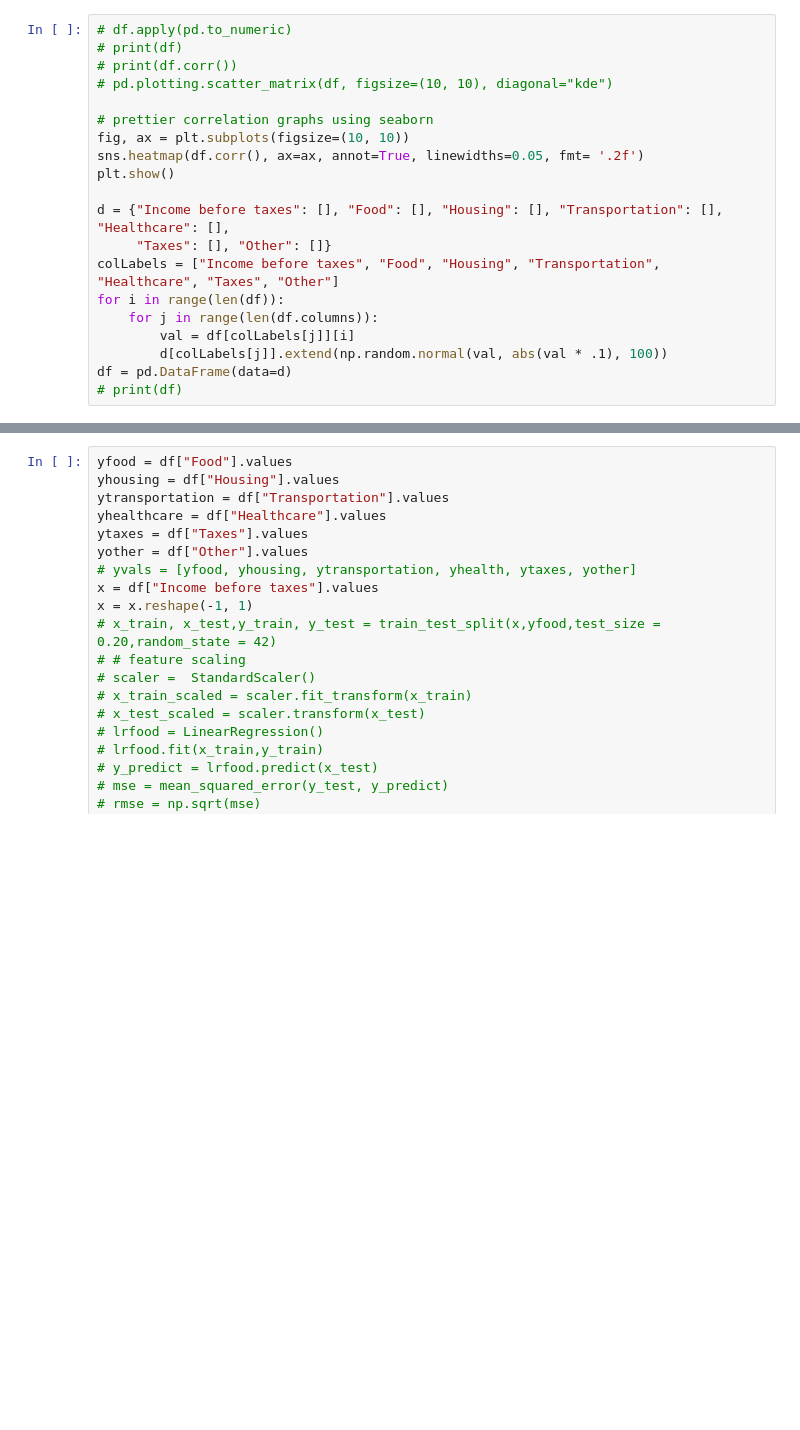
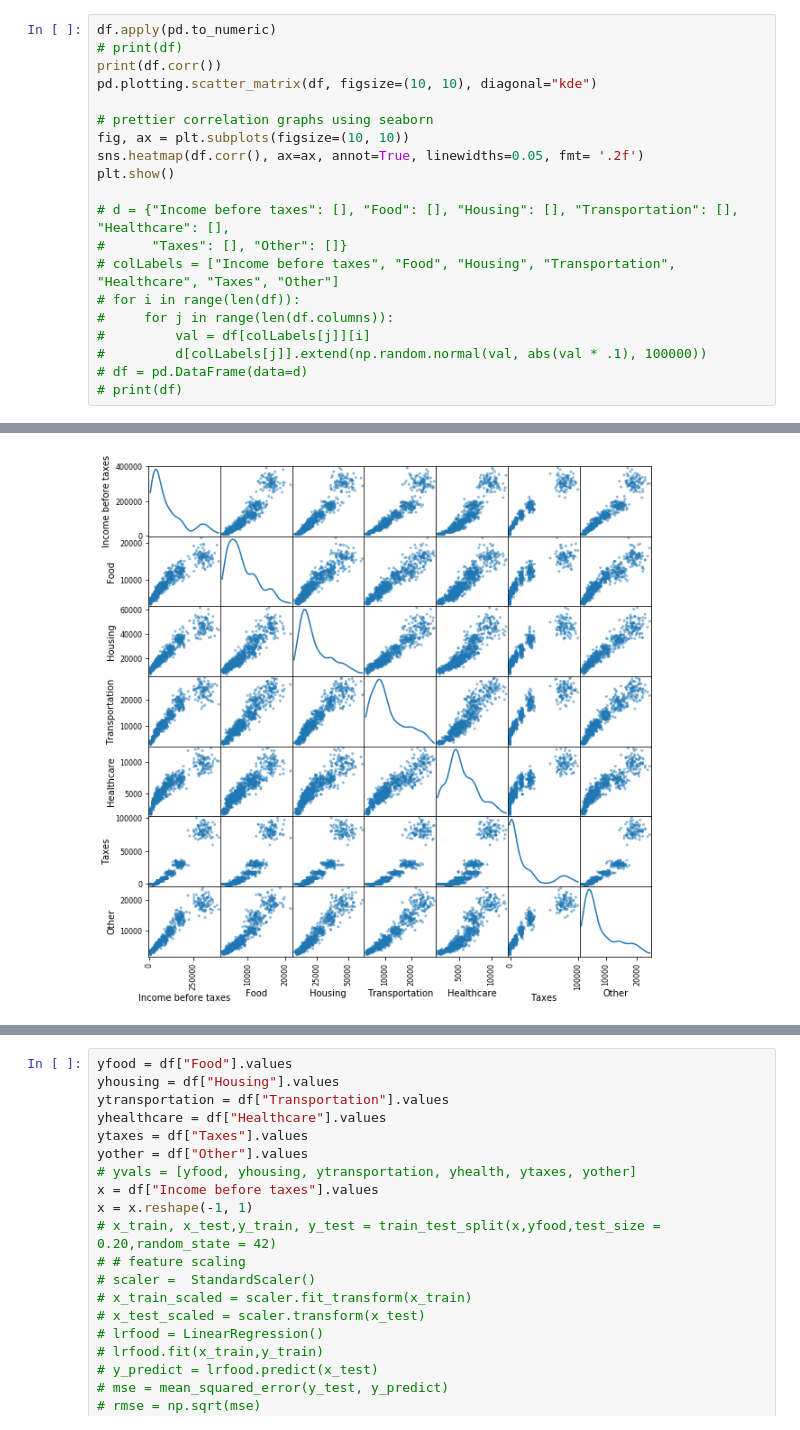
Before and after one commit to DavidCThames/budgetio, a Jupyter notebook: HooHacks.ipynb, the cells around one changed output, grey strips where cells are left out. Saved outputs shown, nothing was run; the diff lists cells and outputs as text; blank space fills up the shorter version.

```diff
--- a/HooHacks.ipynb
+++ b/HooHacks.ipynb
@@ -45,20 +41,21 @@ max    9689.000000  80766.000000  19037.00000
 # %%
-# df.apply(pd.to_numeric)
+df.apply(pd.to_numeric)
 # print(df)
-# print(df.corr())
-# pd.plotting.scatter_matrix(df, figsize=(10, 10), diagonal="kde")
+print(df.corr())
+pd.plotting.scatter_matrix(df, figsize=(10, 10), diagonal="kde")
 
 # prettier correlation graphs using seaborn
 fig, ax = plt.subplots(figsize=(10, 10))
 sns.heatmap(df.corr(), ax=ax, annot=True, linewidths=0.05, fmt= '.2f')
 plt.show()
 
-d = {"Income before taxes": [], "Food": [], "Housing": [], "Transportation": [], "Healthcare": [],
-     "Taxes": [], "Other": []}
-colLabels = ["Income before taxes", "Food", "Housing", "Transportation", "Healthcare", "Taxes", "Other"]
-for i in range(len(df)):
-    for j in range(len(df.columns)):
-        val = df[colLabels[j]][i]
-        d[colLabels[j]].extend(np.random.normal(val, abs(val * .1), 100))
-df = pd.DataFrame(data=d)
+# d = {"Income before taxes": [], "Food": [], "Housing": [], "Transportation": [], "Healthcare": [],
+#      "Taxes": [], "Other": []}
+# colLabels = ["Income before taxes", "Food", "Housing", "Transportation", "Healthcare", "Taxes", "Other"]
+# for i in range(len(df)):
+#     for j in range(len(df.columns)):
+#         val = df[colLabels[j]][i]
+#         d[colLabels[j]].extend(np.random.normal(val, abs(val * .1), 100000))
+# df = pd.DataFrame(data=d)
 # print(df)
+# %% [output]
@@ -64,0 +79 @@ df = pd.DataFrame(data=d)
+[figure, added]
```
Also changed, not shown: parts of 2 cells of this notebook.
